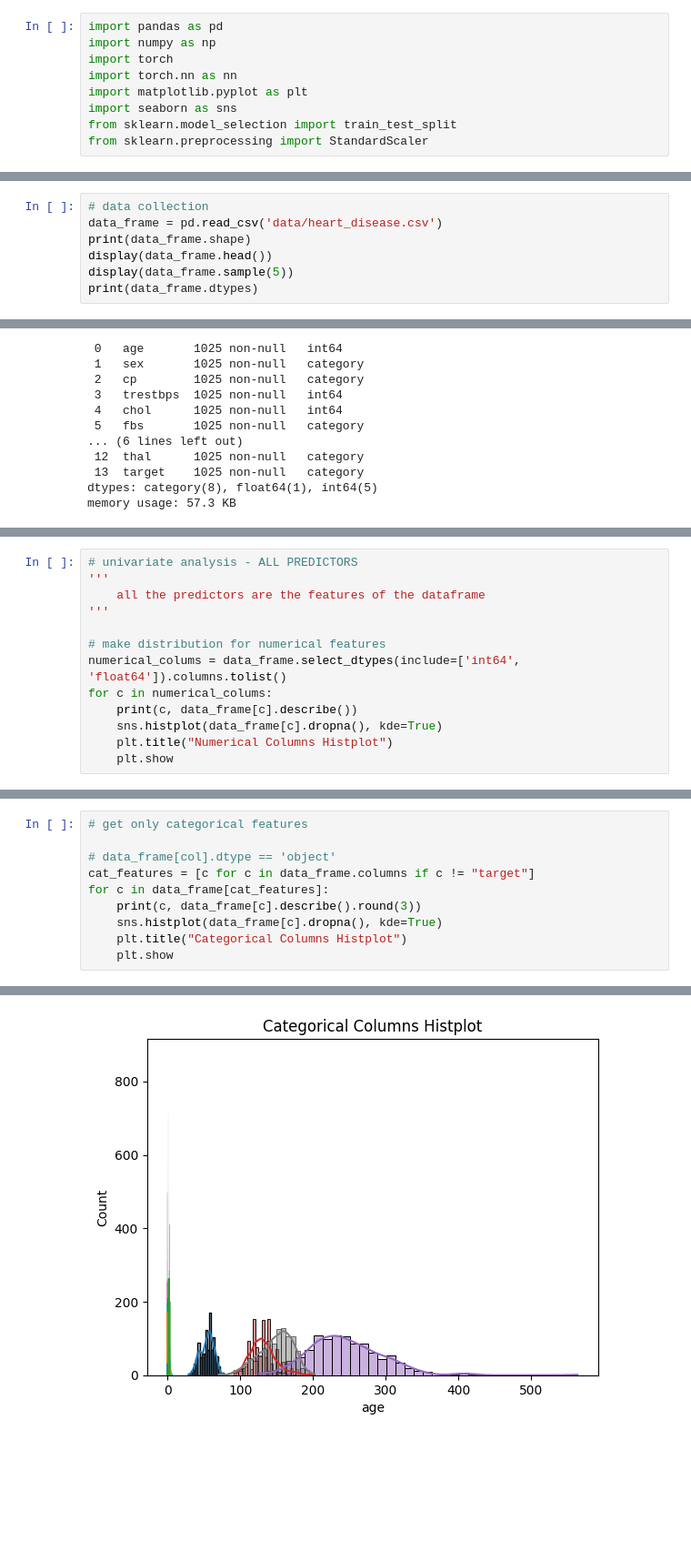
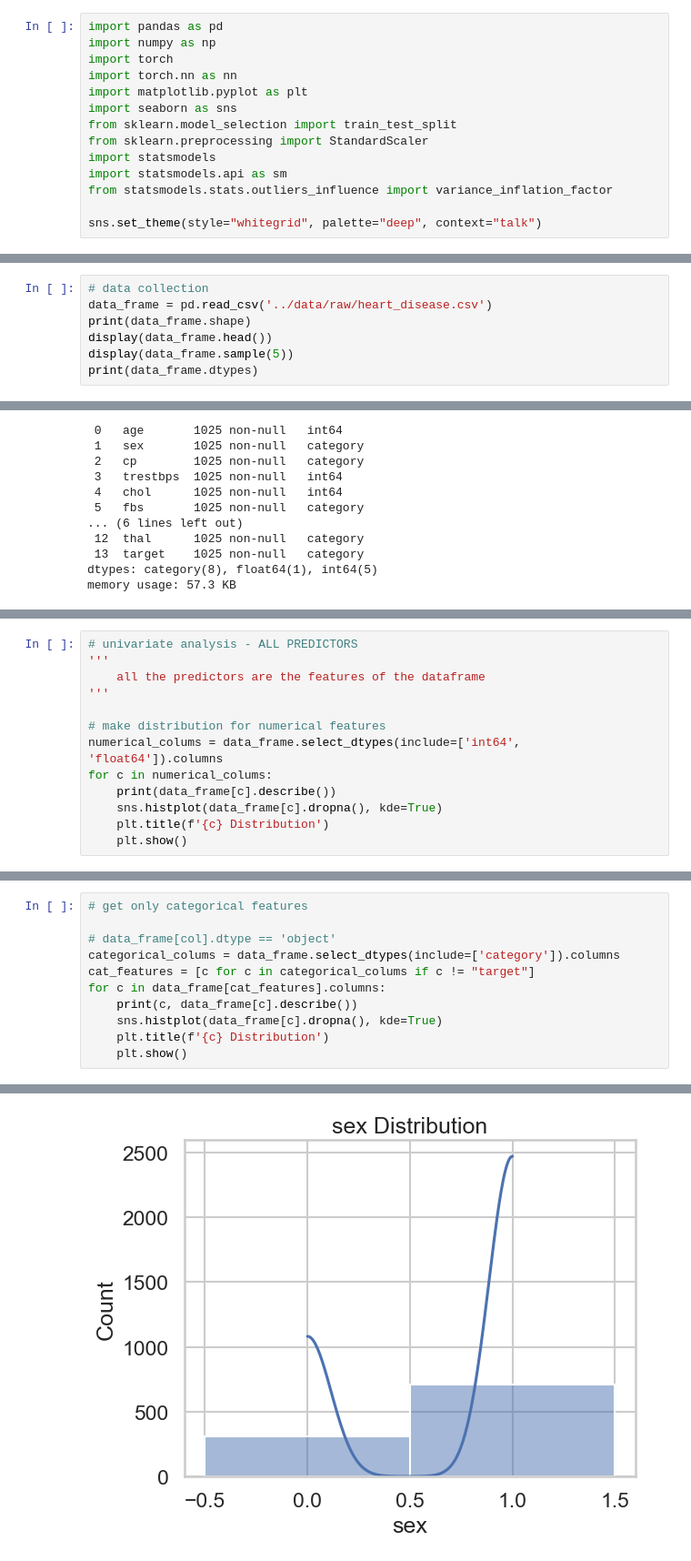
Before and after one commit to MarkAlfordJr/HeartDiseaseEndToEnd, a Jupyter notebook: notebook/heart_disease.ipynb, the cells around one changed output, grey strips where cells are left out. Shown: that part at 91% size. Cells and saved outputs as stored; diff of their text form; blank space fills up the shorter version.

```diff
--- a/notebook/heart_disease.ipynb
+++ b/notebook/heart_disease.ipynb
@@ -21,3 +37,8 @@ import matplotlib.pyplot as plt
 import seaborn as sns
 from sklearn.model_selection import train_test_split
 from sklearn.preprocessing import StandardScaler
+import statsmodels
+import statsmodels.api as sm
+from statsmodels.stats.outliers_influence import variance_inflation_factor
+
+sns.set_theme(style="whitegrid", palette="deep", context="talk")
@@ -36,6 +61,6 @@ from sklearn.preprocessing import StandardScaler
 # %%
 # data collection
-data_frame = pd.read_csv('data/heart_disease.csv')
+data_frame = pd.read_csv('../data/raw/heart_disease.csv')
 print(data_frame.shape)
 display(data_frame.head())
 display(data_frame.sample(5))
@@ -209,10 +236,10 @@ sns.boxplot(x=data_frame[target])
 '''
 
 # make distribution for numerical features
-numerical_colums = data_frame.select_dtypes(include=['int64', 'float64']).columns.tolist()
+numerical_colums = data_frame.select_dtypes(include=['int64', 'float64']).columns
 for c in numerical_colums:
-    print(c, data_frame[c].describe())
+    print(data_frame[c].describe())
     sns.histplot(data_frame[c].dropna(), kde=True)
-    plt.title("Numerical Columns Histplot")
-    plt.show
+    plt.title(f'{c} Distribution')
+    plt.show()
 # %% [output]
@@ -238,10 +307,11 @@ Name: ca, dtype: float64
 # get only categorical features
 
 # data_frame[col].dtype == 'object'
-cat_features = [c for c in data_frame.columns if c != "target"]
-for c in data_frame[cat_features]:
-    print(c, data_frame[c].describe().round(3))
+categorical_colums = data_frame.select_dtypes(include=['category']).columns
+cat_features = [c for c in categorical_colums if c != "target"]
+for c in data_frame[cat_features].columns:
+    print(c, data_frame[c].describe())
     sns.histplot(data_frame[c].dropna(), kde=True)
-    plt.title("Categorical Columns Histplot")
-    plt.show
+    plt.title(f'{c} Distribution')
+    plt.show()
 # %% [output]
@@ -265 +323 @@ Name: thal, dtype: float64
-[figure, old version]
+[figure, new version]
```
Also changed, not shown: parts of 18 cells of this notebook, 3 other files.
